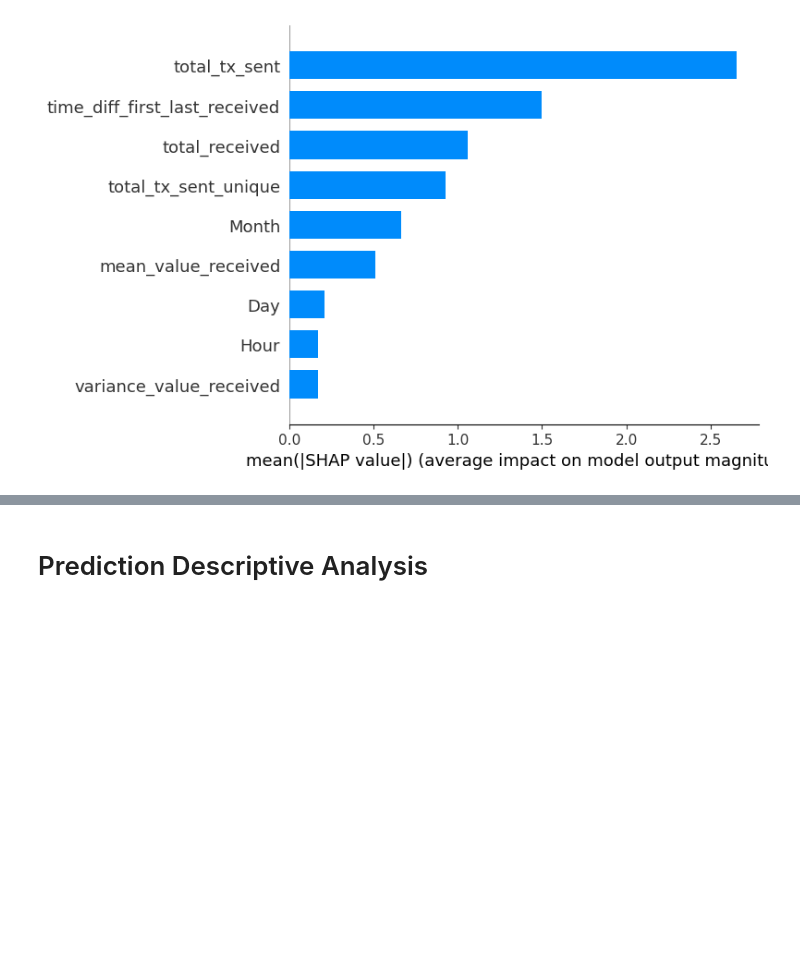
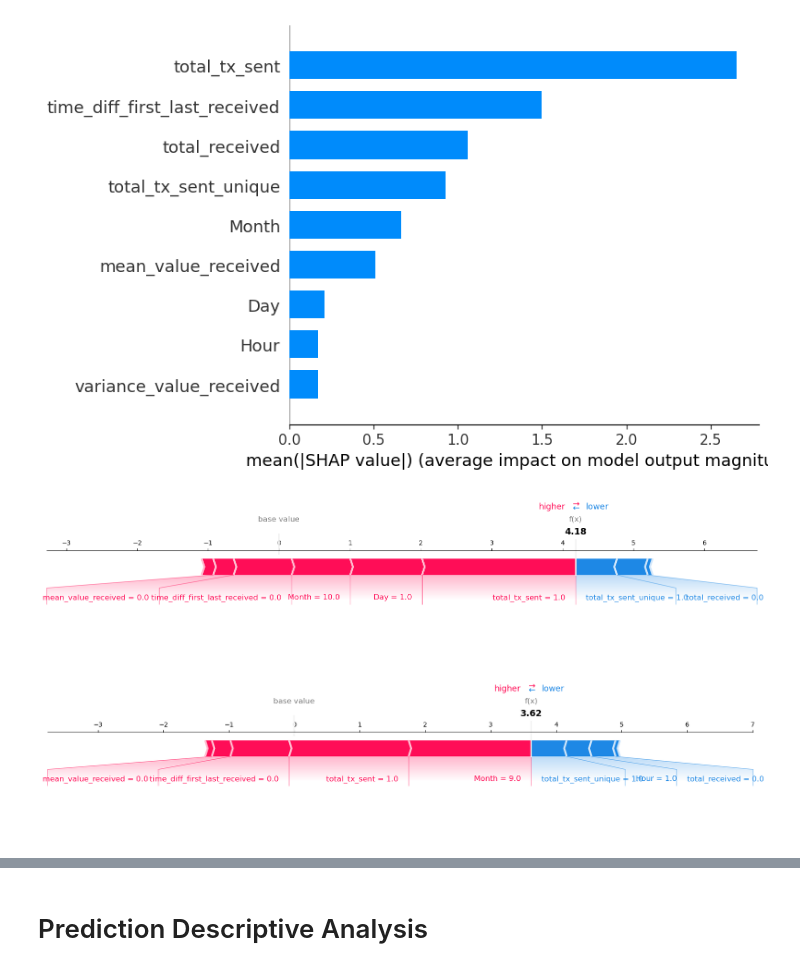
Before and after one commit to jessicabat/crypto-risk-scoring, a Jupyter notebook: notebooks/etfd.ipynb, the cells around one changed output, grey strips where cells are left out. Drawn from its saved outputs; the diff is of its cells as text; code cells hidden in the pictures; blank space fills up the shorter version.

Commit message:
shap additions

```diff
--- a/notebooks/etfd.ipynb
+++ b/notebooks/etfd.ipynb
@@ -879,3 +889,34 @@ shap_values = explainer.shap_values(X_val_beh)
 shap.summary_plot(shap_values, X_val_beh, plot_type="bar", max_display=10)
 # %% [output]
 [figure]
+# %%
+# probabilities and custom predictions
+y_prob_beh = model_b_tuned.predict_proba(X_val_beh)[:, 1]
+y_pred_beh = (y_prob_beh >= 0.8115).astype(int)
+
+# mask arrays
+is_fraud = (y_val == 1).values
+is_legit = (y_val == 0).values
+tp_idx = np.where((y_pred_beh == 1) & is_fraud)[0][0]
+fp_idx = np.where((y_pred_beh == 1) & is_legit)[0][0]
+
+# True Positive example
+print("True Positive Example SHAP Force Plot:")
+shap.force_plot(
+    explainer.expected_value,
+    shap_values[tp_idx, :],
+    X_val_beh.iloc[tp_idx, :],
+    matplotlib=True
+)
+
+# False Positive example
+print("False Positive Example SHAP Force Plot:")
+shap.force_plot(
+    explainer.expected_value,
+    shap_values[fp_idx, :],
+    X_val_beh.iloc[fp_idx, :],
+    matplotlib=True
+)
+# %% [output]
+[figure, added]
+[figure, added]
```
Also changed, not shown: parts of 5 cells of this notebook.
